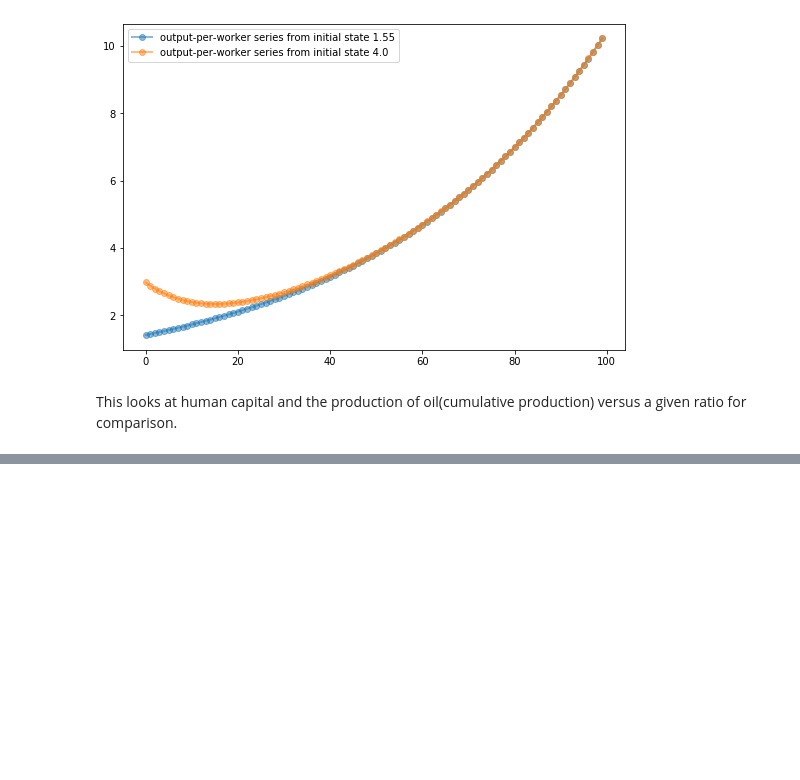
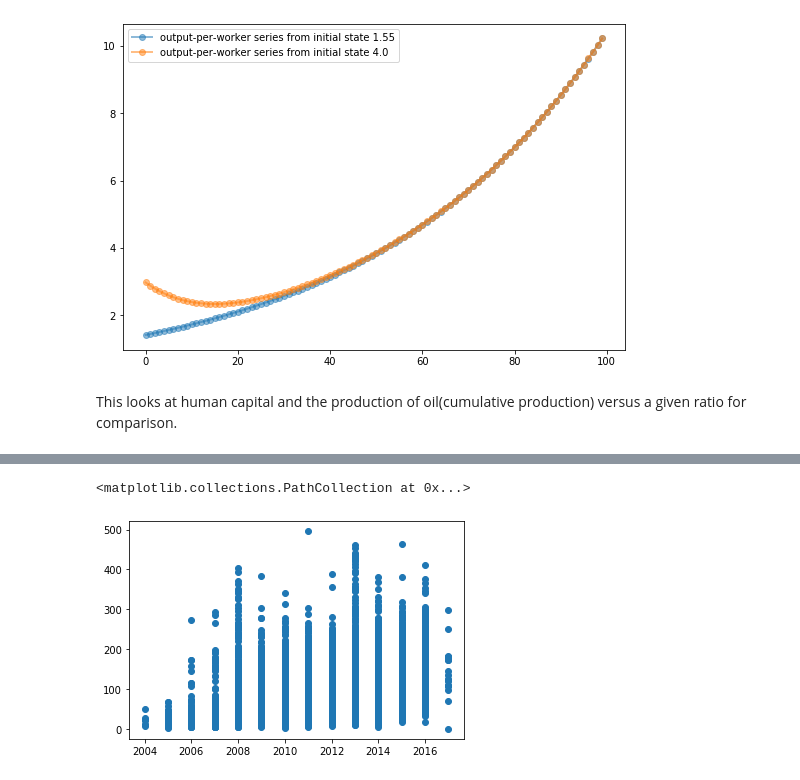
Before and after one commit to FRI-Energy-Analytics/2020_summer_fellows, a Jupyter notebook: Feature Selection - Novel Viz/Model_Testing/Solow.ipynb, the cells around one changed output, grey strips where cells are left out. Saved outputs shown, nothing was run; the diff lists cells and outputs as text; code cells hidden in the pictures; blank space fills up the shorter version.

```diff
--- a/Feature Selection - Novel Viz/Model_Testing/Solow.ipynb
+++ b/Feature Selection - Novel Viz/Model_Testing/Solow.ipynb
@@ -203,0 +230,5 @@ This looks at human capital and the production of oil(cumulative production) ver
+# %%
+plt.scatter(DatabaseDF['Year Drilled'], DatabaseDF['12 month Cum Prod'])
+# %% [output]
+<matplotlib.collections.PathCollection at 0x...>
+[figure, added]
```
Also changed, not shown: parts of 4 cells of this notebook.
